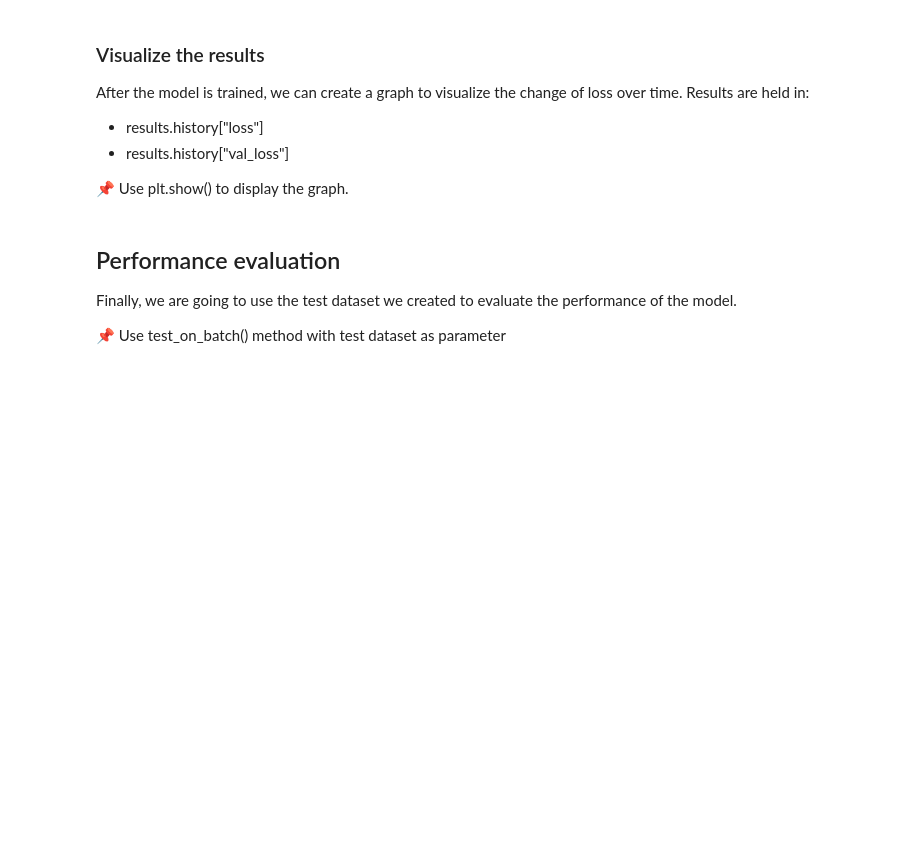
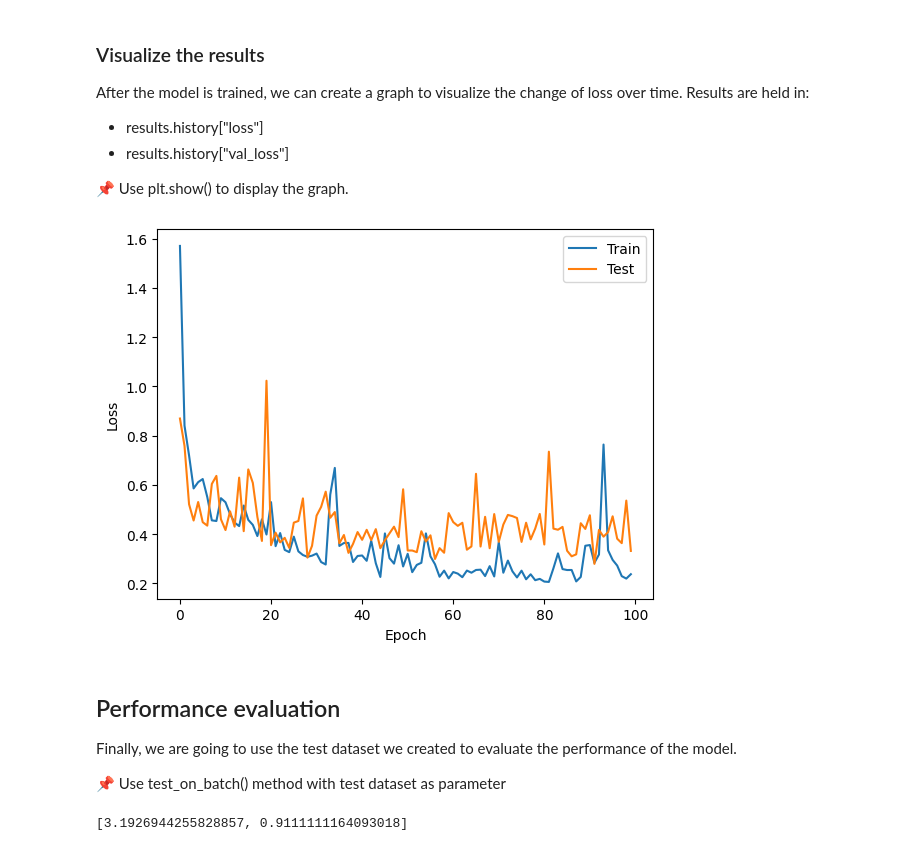
Before and after one commit to KHRMNKY/VeriBilimiKucukProje, a Jupyter notebook: Guided_Project_1_ipynb_adlı_not_defterinin_kopyası(yapılacak).ipynb, the cells around one changed output. Drawn from its saved outputs; the diff is of its cells as text; code cells hidden in the pictures; blank space fills up the shorter version.

```diff
--- a/Guided_Project_1_ipynb_adlı_not_defterinin_kopyası(yapılacak).ipynb
+++ b/Guided_Project_1_ipynb_adlı_not_defterinin_kopyası(yapılacak).ipynb
@@ -422,16 +422,21 @@ After the model is trained, we can create a graph to visualize the change of los
 📌 Use plt.show() to display the graph.
 # %%
 # Plot the the training loss
-
+plt.plot(results.history["loss"],label="Train")
 # Plot the the validation loss
+plt.plot(results.history["val_loss"],label="Test")
 
 # Name the x and y axises
-
+plt.ylabel("Loss")
+plt.xlabel("Epoch")
 
 # Put legend table
-
+plt.legend()
 
 # Show the plot
+plt.show()
+# %% [output]
+[figure, added]
 # %% [markdown]
 ## Performance evaluation
 
@@ -440,5 +445,8 @@ Finally, we are going to use the test dataset we created to evaluate the perform
 📌 Use test_on_batch() method with test dataset as parameter
 # %%
 # Evaluate the performance
-
+test_result=model.test_on_batch(x_test,y_test)
 # Print the result
+print(test_result)
+# %% [output]
+[3.1926944255828857, 0.9111111164093018]
```
Also changed, not shown: parts of 1 cell of this notebook.
